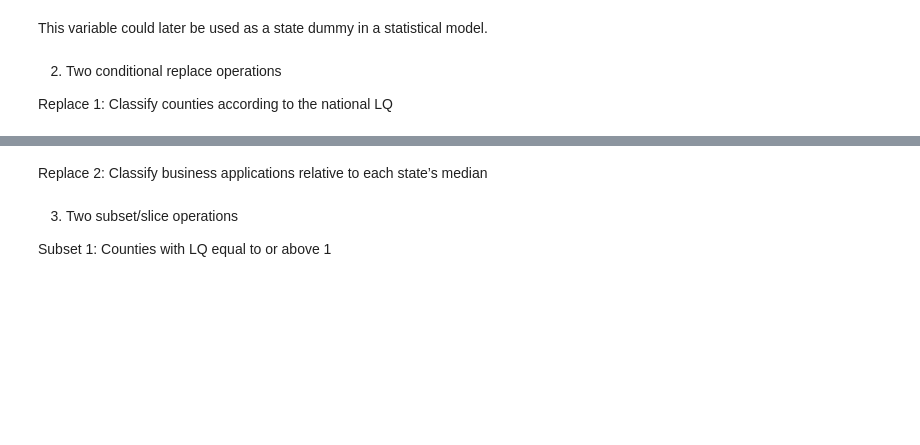
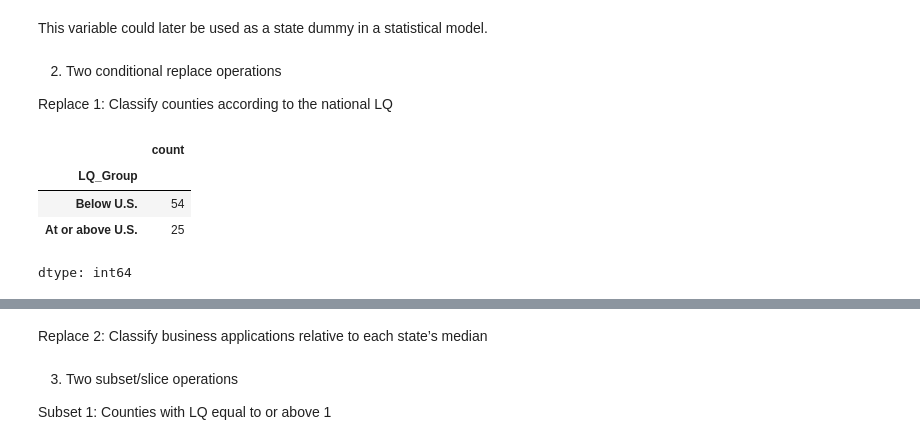
Before and after one commit to shirleyrutgers/DataManPy, a Jupyter notebook: ps2dataman.ipynb, the cells around one changed output, grey strips where cells are left out. Drawn from its saved outputs; the diff is of its cells as text; code cells hidden in the pictures; blank space fills up the shorter version.

```diff
--- a/ps2dataman.ipynb
+++ b/ps2dataman.ipynb
@@ -1618,3 +1618,12 @@ business_priv_clean.loc[
     business_priv_clean['Employment_LQ'] >= 1,
     'LQ_Group'
 ] = 'At or above U.S.'
+# %%
+# Count counties in each LQ category
+business_priv_clean['LQ_Group'].value_counts()
+# %% [output]
+|  | count |
+| LQ_Group |  |
+| Below U.S. | 54 |
+| At or above U.S. | 25 |
+dtype: int64
```
Also changed, not shown: parts of 2 cells of this notebook.
